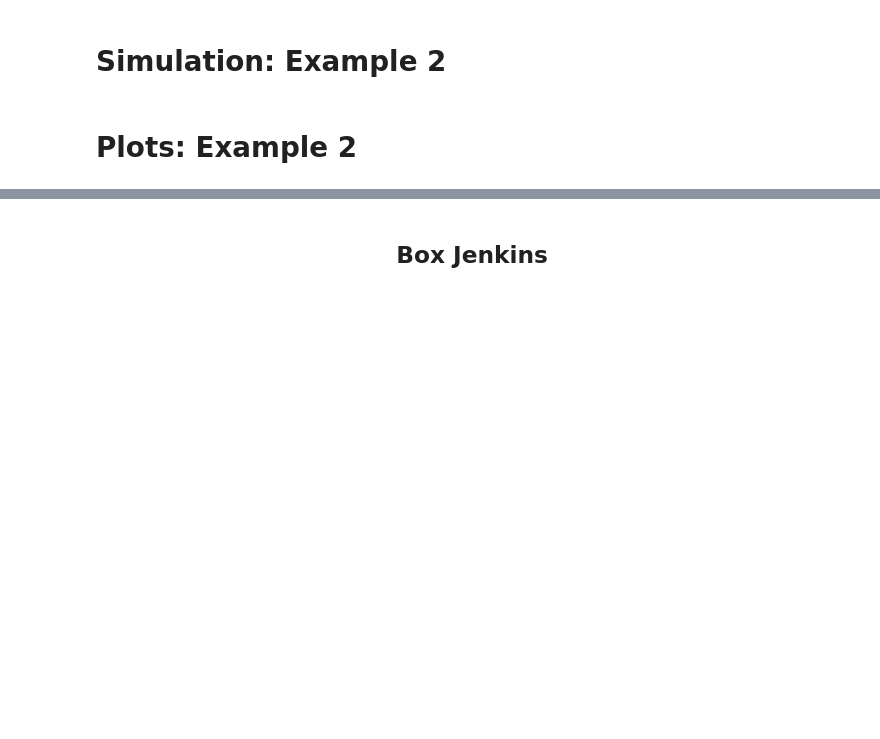
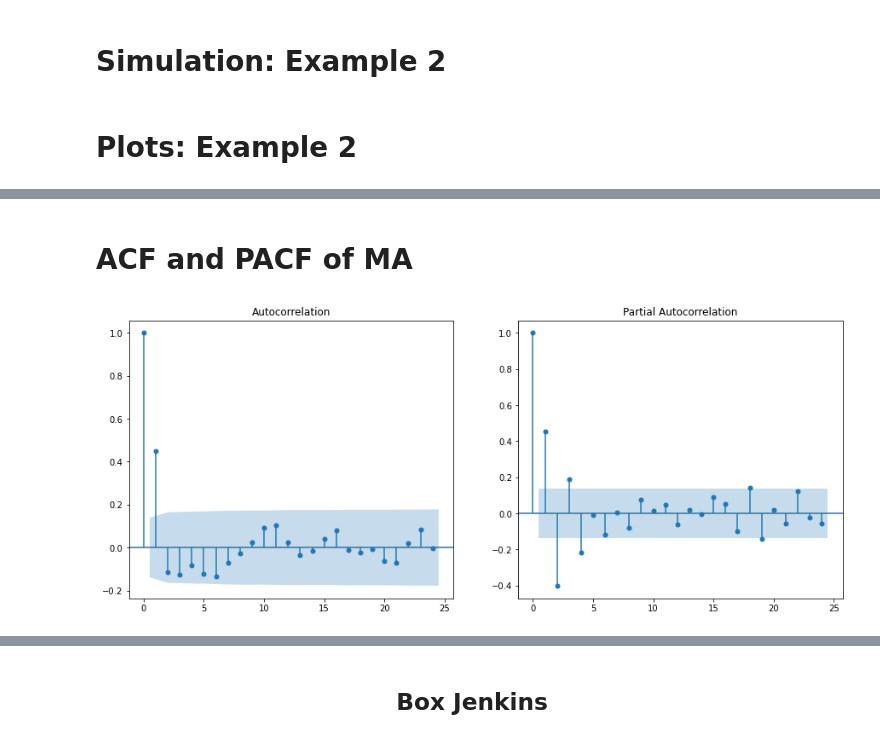
Before and after one commit to anastasiospanagiotelis/QBUS3850, a Jupyter notebook: Lectures/03ARIMA/03ARIMA.ipynb, the cells around one changed output, grey strips where cells are left out. Saved outputs shown, nothing was run; the diff lists cells and outputs as text; code cells hidden in the pictures; blank space fills up the shorter version.

```diff
--- a/Lectures/03ARIMA/03ARIMA.ipynb
+++ b/Lectures/03ARIMA/03ARIMA.ipynb
@@ -144,0 +242,10 @@ for i in range(I):
+# %% [markdown]
+# ACF and PACF of MA
+# %%
+from statsmodels.graphics.tsaplots import plot_acf, plot_pacf
+fig, ax = plt.subplots(1,2,figsize=(15,6))
+plot_acf(y,ax=ax[0])
+plot_pacf(y,ax=ax[1])
+plt.show()
+# %% [output]
+[figure, added]
```
Also changed, not shown: parts of 46 cells of this notebook.
